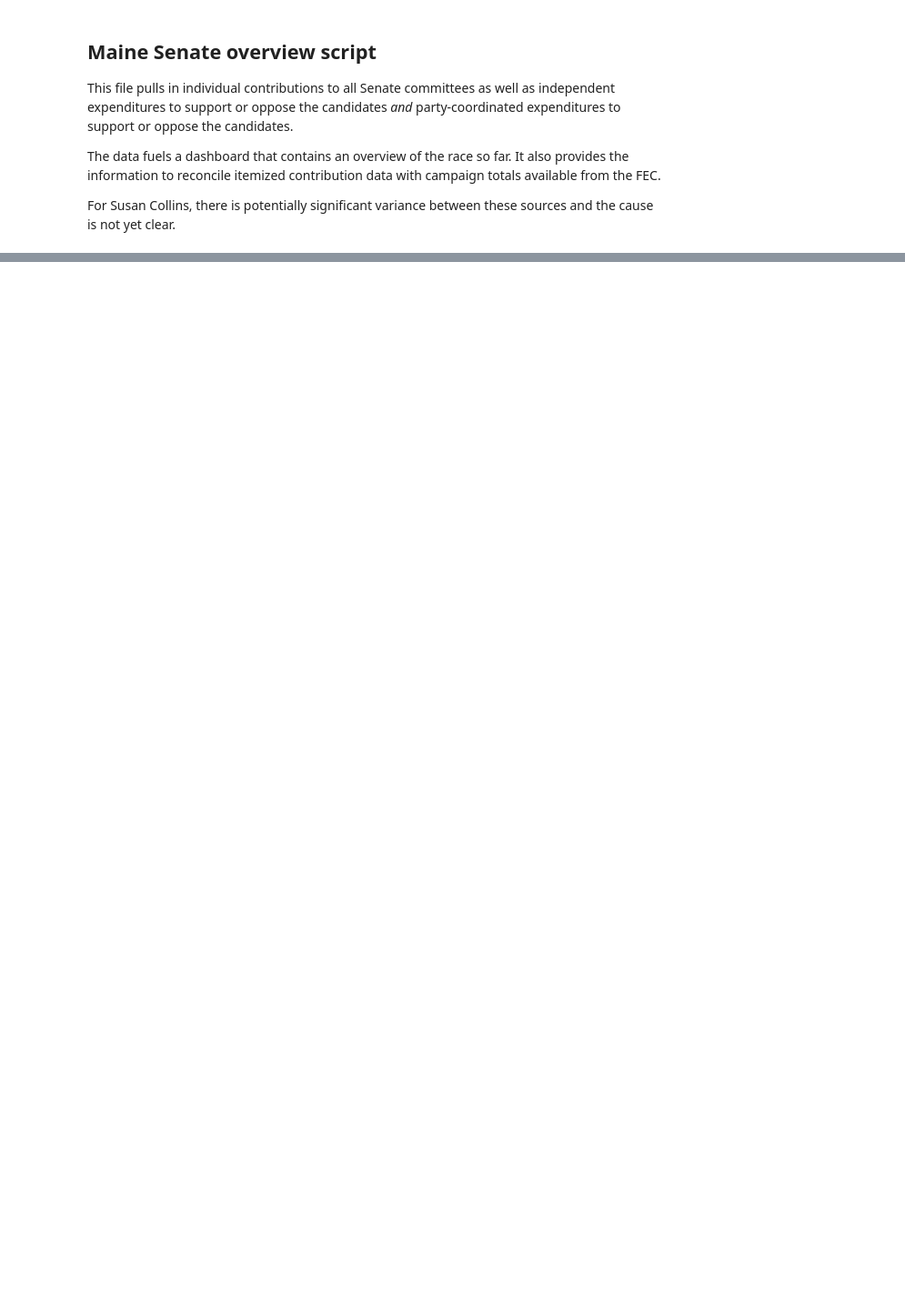
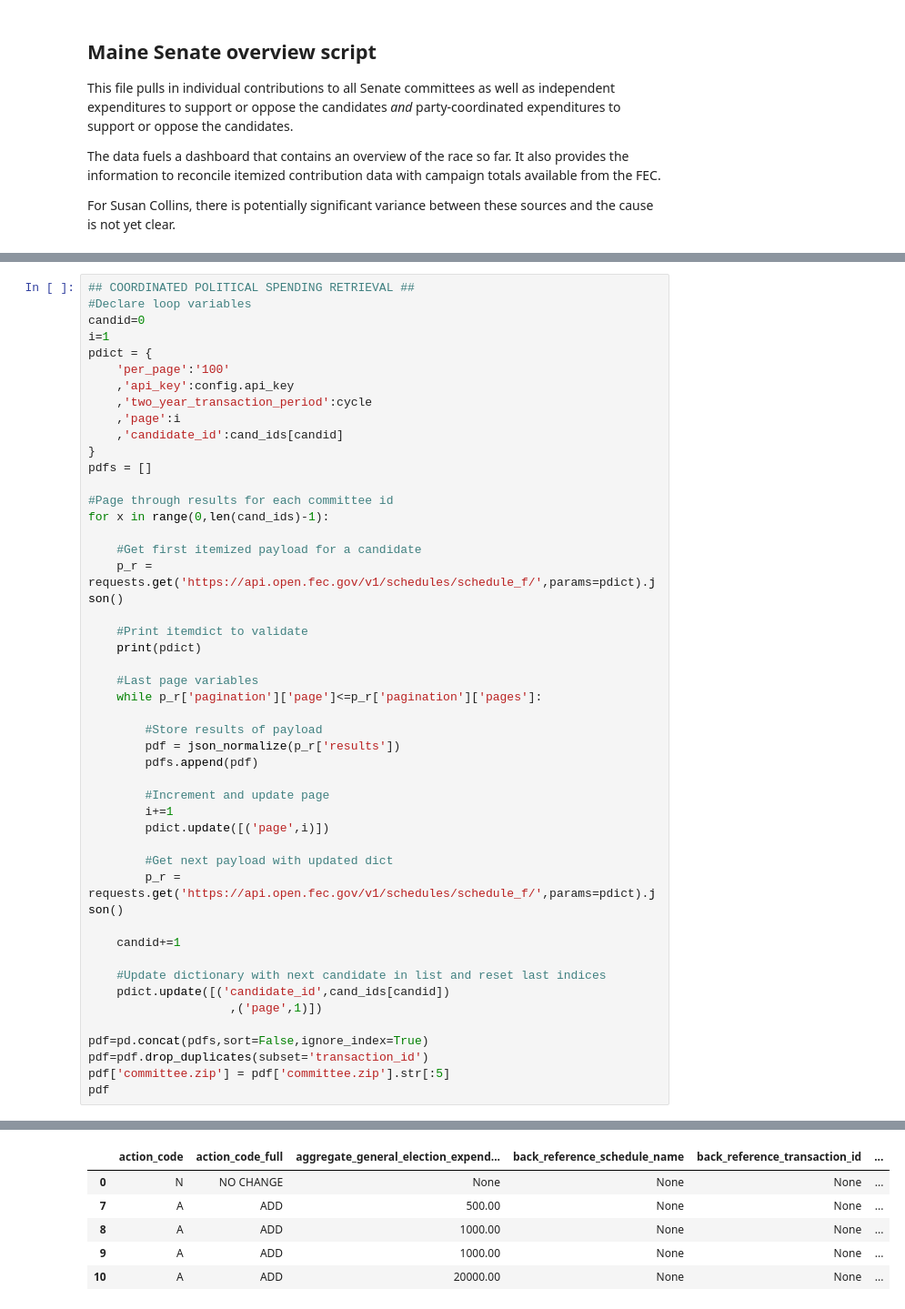
Before and after one commit to darrenfishell/data-projects, a Jupyter notebook: fec-data-2020/congressional/Maine Senate master data script.ipynb, the cells around one changed output, grey strips where cells are left out. Shown at 91% size. Cells and saved outputs as stored; diff of their text form; blank space fills up the shorter version.

```diff
--- a/fec-data-2020/congressional/Maine Senate master data script.ipynb
+++ b/fec-data-2020/congressional/Maine Senate master data script.ipynb
@@ -291,0 +258,48 @@ HttpError: <HttpError 400 when requesting https://sheets.googleapis.com/v4/sprea
+# %%
+## COORDINATED POLITICAL SPENDING RETRIEVAL ##
+#Declare loop variables
+candid=0
+i=1
+pdict = {
+    'per_page':'100'
+    ,'api_key':config.api_key
+    ,'two_year_transaction_period':cycle
+    ,'page':i
+    ,'candidate_id':cand_ids[candid]
+}
+pdfs = []
+
+#Page through results for each committee id
+for x in range(0,len(cand_ids)-1):
+
+    #Get first itemized payload for a candidate
+    p_r = requests.get('https://api.open.fec.gov/v1/schedules/schedule_f/',params=pdict).json()
+
+    #Print itemdict to validate
+    print(pdict)
+
+    #Last page variables
+    while p_r['pagination']['page']<=p_r['pagination']['pages']:
+
+        #Store results of payload
+        pdf = json_normalize(p_r['results'])
+        pdfs.append(pdf)
+
+        #Increment and update page
+        i+=1
+        pdict.update([('page',i)])
+
+        #Get next payload with updated dict
+        p_r = requests.get('https://api.open.fec.gov/v1/schedules/schedule_f/',params=pdict).json()
+
+    candid+=1
+
+    #Update dictionary with next candidate in list and reset last indices
+    pdict.update([('candidate_id',cand_ids[candid])
+                    ,('page',1)])
+
+pdf=pd.concat(pdfs,sort=False,ignore_index=True)
+pdf=pdf.drop_duplicates(subset='transaction_id')
+pdf['committee.zip'] = pdf['committee.zip'].str[:5]
+pdf
+# %% [output]
@@ -291,0 +315,6 @@ HttpError: <HttpError 400 when requesting https://sheets.googleapis.com/v4/sprea
+|  | action_code | action_code_full | aggregate_general_election_expend... | back_reference_schedule_name | back_reference_transaction_id | ... |
+| 0 | N | NO CHANGE | None | None | None | ... |
+| 7 | A | ADD | 500.00 | None | None | ... |
+| 8 | A | ADD | 1000.00 | None | None | ... |
+| 9 | A | ADD | 1000.00 | None | None | ... |
+| 10 | A | ADD | 20000.00 | None | None | ... |
```
Also changed, not shown: parts of 12 cells of this notebook, 5 other files.
